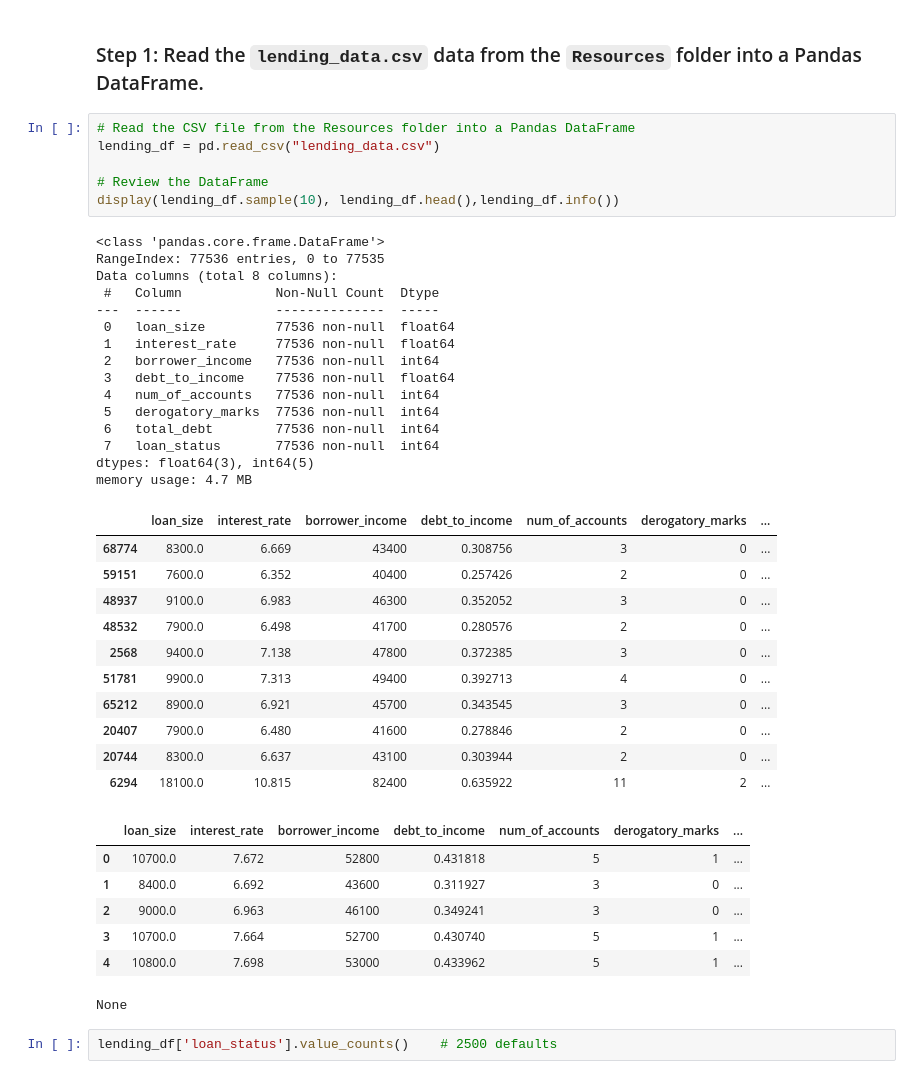
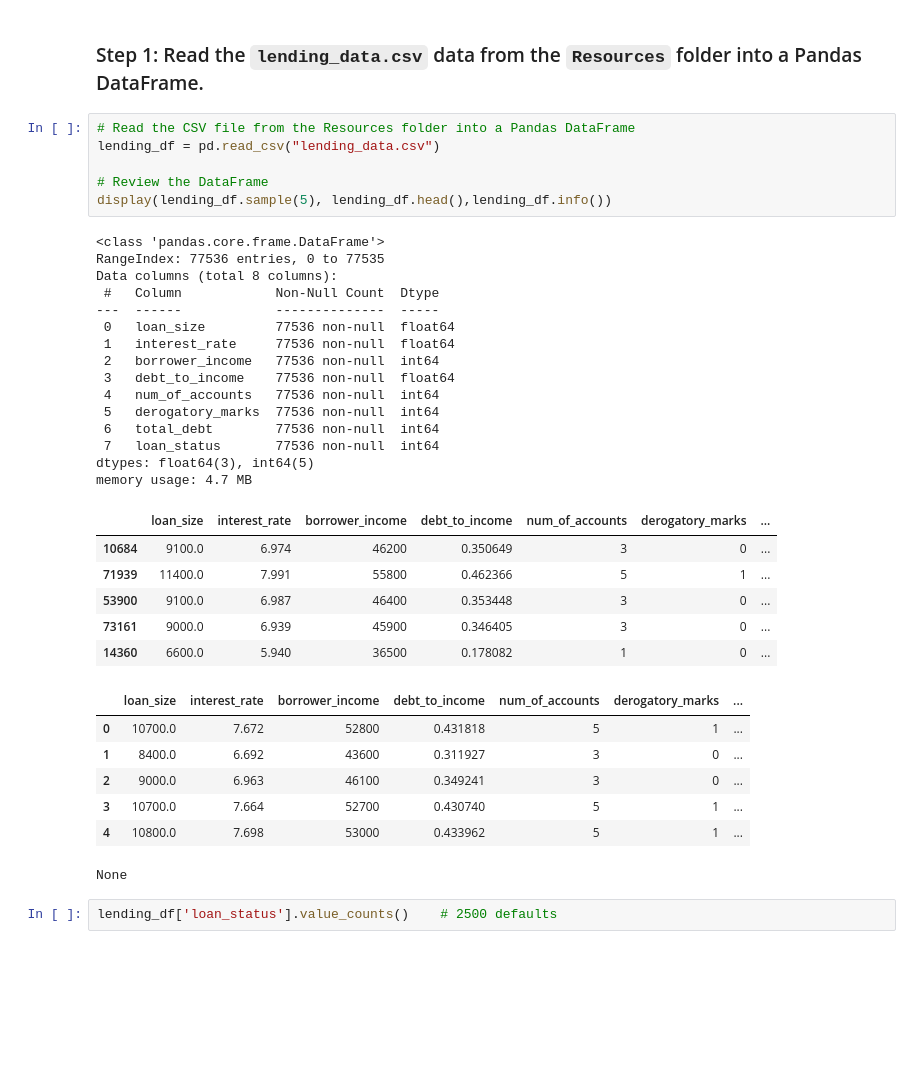
Before and after one commit to StarkArk/classifying_credit_risk, a Jupyter notebook: credit_risk_classification.ipynb, the cells around one changed output. Drawn from its saved outputs; the diff is of its cells as text; blank space fills up the shorter version.

```diff
--- a/credit_risk_classification.ipynb
+++ b/credit_risk_classification.ipynb
@@ -20,36 +20,31 @@ from sklearn.metrics import balanced_accuracy_score, confusion_matrix, classific
 # %%
 # Read the CSV file from the Resources folder into a Pandas DataFrame
 lending_df = pd.read_csv("lending_data.csv")
 
 # Review the DataFrame
-display(lending_df.sample(10), lending_df.head(),lending_df.info())
+display(lending_df.sample(5), lending_df.head(),lending_df.info())
 # %% [output]
 <class 'pandas.core.frame.DataFrame'>
 RangeIndex: 77536 entries, 0 to 77535
 Data columns (total 8 columns):
  #   Column            Non-Null Count  Dtype
 ---  ------            --------------  -----
  0   loan_size         77536 non-null  float64
  1   interest_rate     77536 non-null  float64
  2   borrower_income   77536 non-null  int64
  3   debt_to_income    77536 non-null  float64
  4   num_of_accounts   77536 non-null  int64
  5   derogatory_marks  77536 non-null  int64
  6   total_debt        77536 non-null  int64
  7   loan_status       77536 non-null  int64
 dtypes: float64(3), int64(5)
 memory usage: 4.7 MB
 |  | loan_size | interest_rate | borrower_income | debt_to_income | num_of_accounts | derogatory_marks | ... |
-| 68774 | 8300.0 | 6.669 | 43400 | 0.308756 | 3 | 0 | ... |
-| 59151 | 7600.0 | 6.352 | 40400 | 0.257426 | 2 | 0 | ... |
-| 48937 | 9100.0 | 6.983 | 46300 | 0.352052 | 3 | 0 | ... |
-| 48532 | 7900.0 | 6.498 | 41700 | 0.280576 | 2 | 0 | ... |
-| 2568 | 9400.0 | 7.138 | 47800 | 0.372385 | 3 | 0 | ... |
-| 51781 | 9900.0 | 7.313 | 49400 | 0.392713 | 4 | 0 | ... |
-| 65212 | 8900.0 | 6.921 | 45700 | 0.343545 | 3 | 0 | ... |
-| 20407 | 7900.0 | 6.480 | 41600 | 0.278846 | 2 | 0 | ... |
-| 20744 | 8300.0 | 6.637 | 43100 | 0.303944 | 2 | 0 | ... |
-| 6294 | 18100.0 | 10.815 | 82400 | 0.635922 | 11 | 2 | ... |
+| 10684 | 9100.0 | 6.974 | 46200 | 0.350649 | 3 | 0 | ... |
+| 71939 | 11400.0 | 7.991 | 55800 | 0.462366 | 5 | 1 | ... |
+| 53900 | 9100.0 | 6.987 | 46400 | 0.353448 | 3 | 0 | ... |
+| 73161 | 9000.0 | 6.939 | 45900 | 0.346405 | 3 | 0 | ... |
+| 14360 | 6600.0 | 5.940 | 36500 | 0.178082 | 1 | 0 | ... |
 |  | loan_size | interest_rate | borrower_income | debt_to_income | num_of_accounts | derogatory_marks | ... |
 | 0 | 10700.0 | 7.672 | 52800 | 0.431818 | 5 | 1 | ... |
 | 1 | 8400.0 | 6.692 | 43600 | 0.311927 | 3 | 0 | ... |
```
Also changed, not shown: parts of 14 cells of this notebook.
